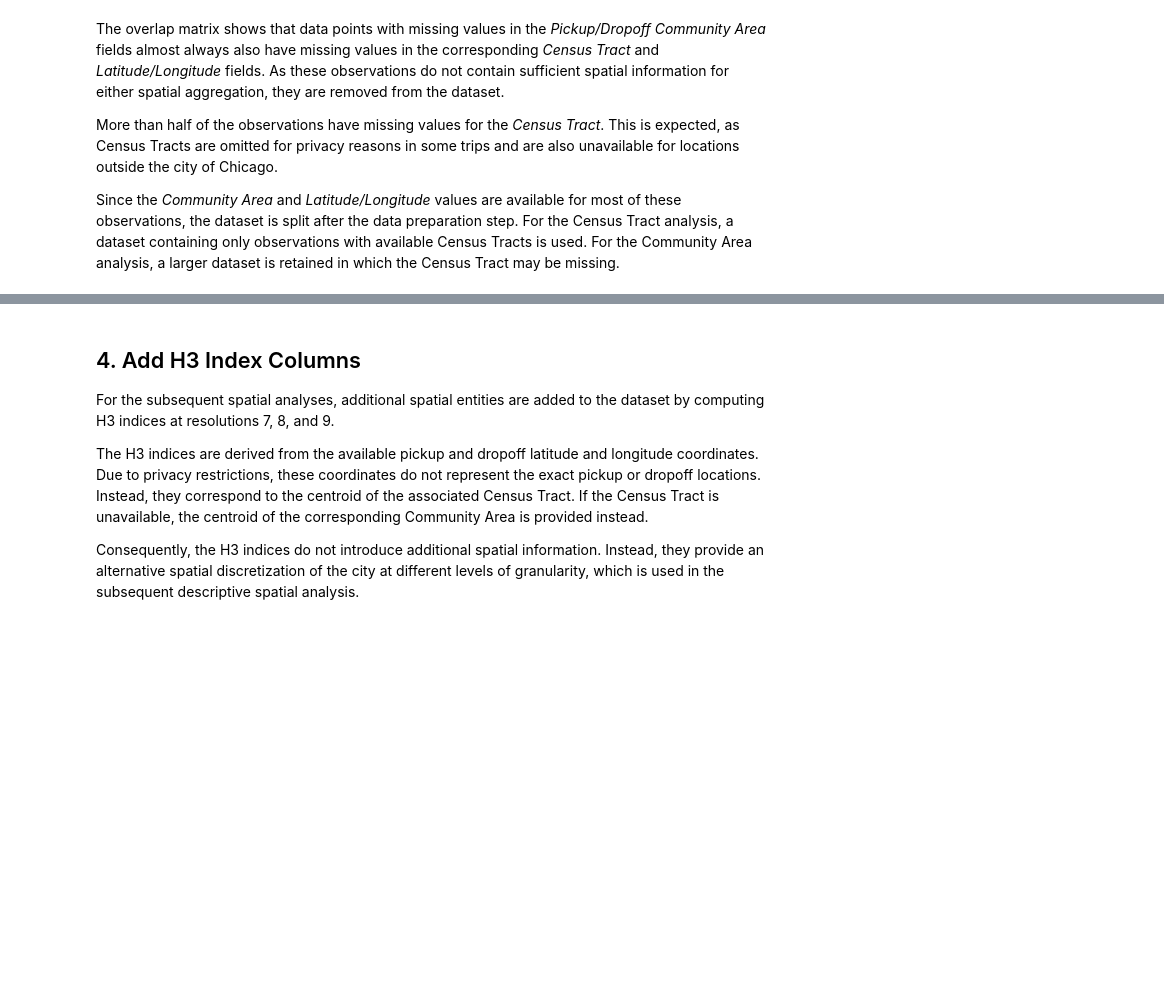
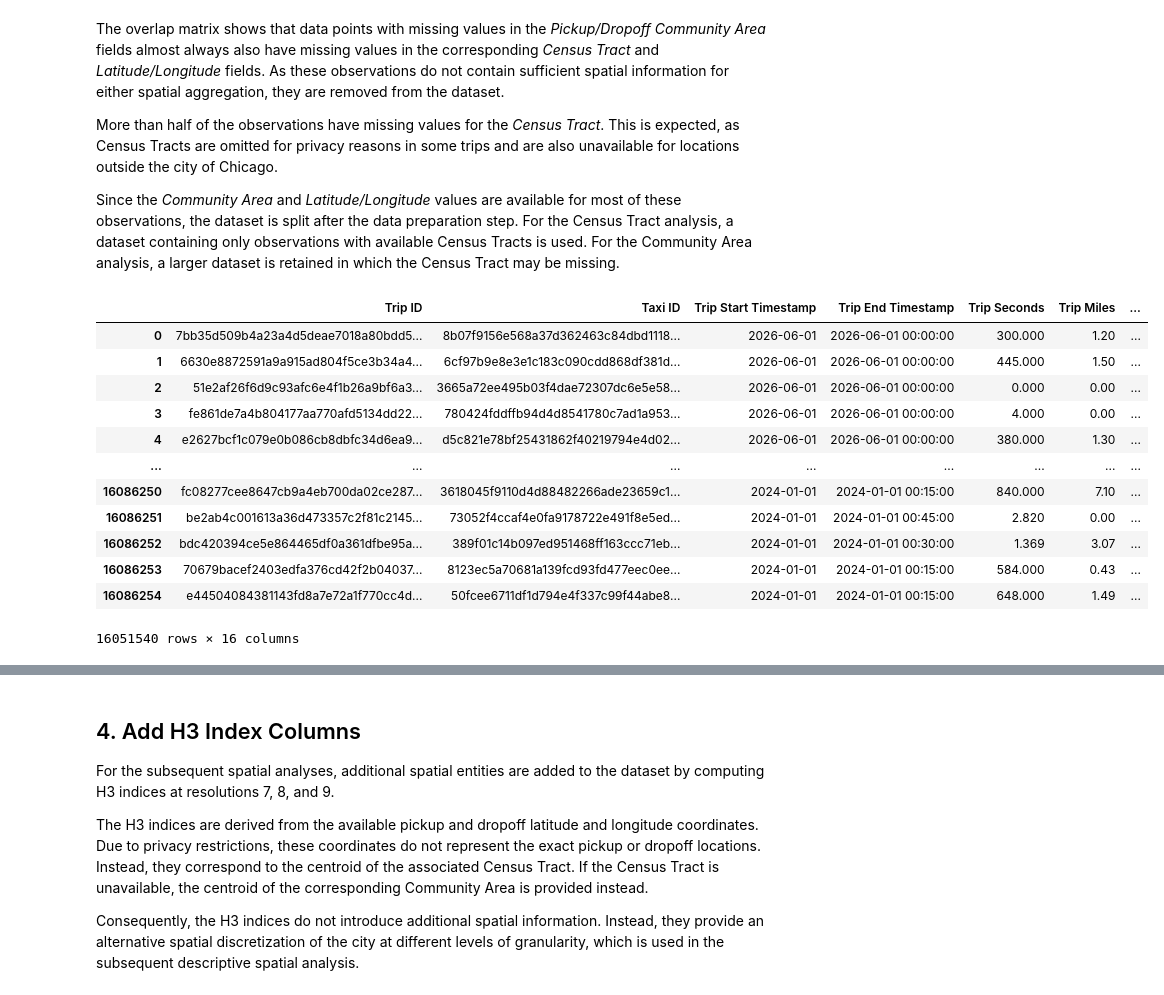
Before and after one commit to larissatheilmann/AAA_Project_Group7, a Jupyter notebook: notebooks/1.1 TaxiDataPrep.ipynb, the cells around one changed output, grey strips where cells are left out. Saved outputs shown, nothing was run; the diff lists cells and outputs as text; code cells hidden in the pictures; blank space fills up the shorter version.

Commit message:
data prep change trip miles

```diff
--- a/notebooks/1.1 TaxiDataPrep.ipynb
+++ b/notebooks/1.1 TaxiDataPrep.ipynb
@@ -229,6 +239,22 @@ The overlap matrix shows that data points with missing values in the *Pickup/Dro
 More than half of the observations have missing values for the *Census Tract*. This is expected, as Census Tracts are omitted for privacy reasons in some trips and are also unavailable for locations outside the city of Chicago.
 
 Since the *Community Area* and *Latitude/Longitude* values are available for most of these observations, the dataset is split after the data preparation step. For the Census Tract analysis, a dataset containing only observations with available Census Tracts is used. For the Community Area analysis, a larger dataset is retained in which the Census Tract may be missing.
+# %%
+taxi_data_v2
+# %% [output]
+|  | Trip ID | Taxi ID | Trip Start Timestamp | Trip End Timestamp | Trip Seconds | Trip Miles | ... |
+| 0 | 7bb35d509b4a23a4d5deae7018a80bdd5... | 8b07f9156e568a37d362463c84dbd1118... | 2026-06-01 | 2026-06-01 00:00:00 | 300.000 | 1.20 | ... |
+| 1 | 6630e8872591a9a915ad804f5ce3b34a4... | 6cf97b9e8e3e1c183c090cdd868df381d... | 2026-06-01 | 2026-06-01 00:00:00 | 445.000 | 1.50 | ... |
+| 2 | 51e2af26f6d9c93afc6e4f1b26a9bf6a3... | 3665a72ee495b03f4dae72307dc6e5e58... | 2026-06-01 | 2026-06-01 00:00:00 | 0.000 | 0.00 | ... |
+| 3 | fe861de7a4b804177aa770afd5134dd22... | 780424fddffb94d4d8541780c7ad1a953... | 2026-06-01 | 2026-06-01 00:00:00 | 4.000 | 0.00 | ... |
+| 4 | e2627bcf1c079e0b086cb8dbfc34d6ea9... | d5c821e78bf25431862f40219794e4d02... | 2026-06-01 | 2026-06-01 00:00:00 | 380.000 | 1.30 | ... |
+| ... | ... | ... | ... | ... | ... | ... | ... |
+| 16086250 | fc08277cee8647cb9a4eb700da02ce287... | 3618045f9110d4d88482266ade23659c1... | 2024-01-01 | 2024-01-01 00:15:00 | 840.000 | 7.10 | ... |
+| 16086251 | be2ab4c001613a36d473357c2f81c2145... | 73052f4ccaf4e0fa9178722e491f8e5ed... | 2024-01-01 | 2024-01-01 00:45:00 | 2.820 | 0.00 | ... |
+| 16086252 | bdc420394ce5e864465df0a361dfbe95a... | 389f01c14b097ed951468ff163ccc71eb... | 2024-01-01 | 2024-01-01 00:30:00 | 1.369 | 3.07 | ... |
+| 16086253 | 70679bacef2403edfa376cd42f2b04037... | 8123ec5a70681a139fcd93fd477eec0ee... | 2024-01-01 | 2024-01-01 00:15:00 | 584.000 | 0.43 | ... |
+| 16086254 | e44504084381143fd8a7e72a1f770cc4d... | 50fcee6711df1d794e4f337c99f44abe8... | 2024-01-01 | 2024-01-01 00:15:00 | 648.000 | 1.49 | ... |
+16051540 rows × 16 columns
 # %%
 taxi_data_v3 = taxi_data_v2.dropna(subset=['Pickup Community Area', 'Dropoff Community Area'])
 taxi_data_v3.isna().sum()
```
Also changed, not shown: parts of 9 cells of this notebook.
